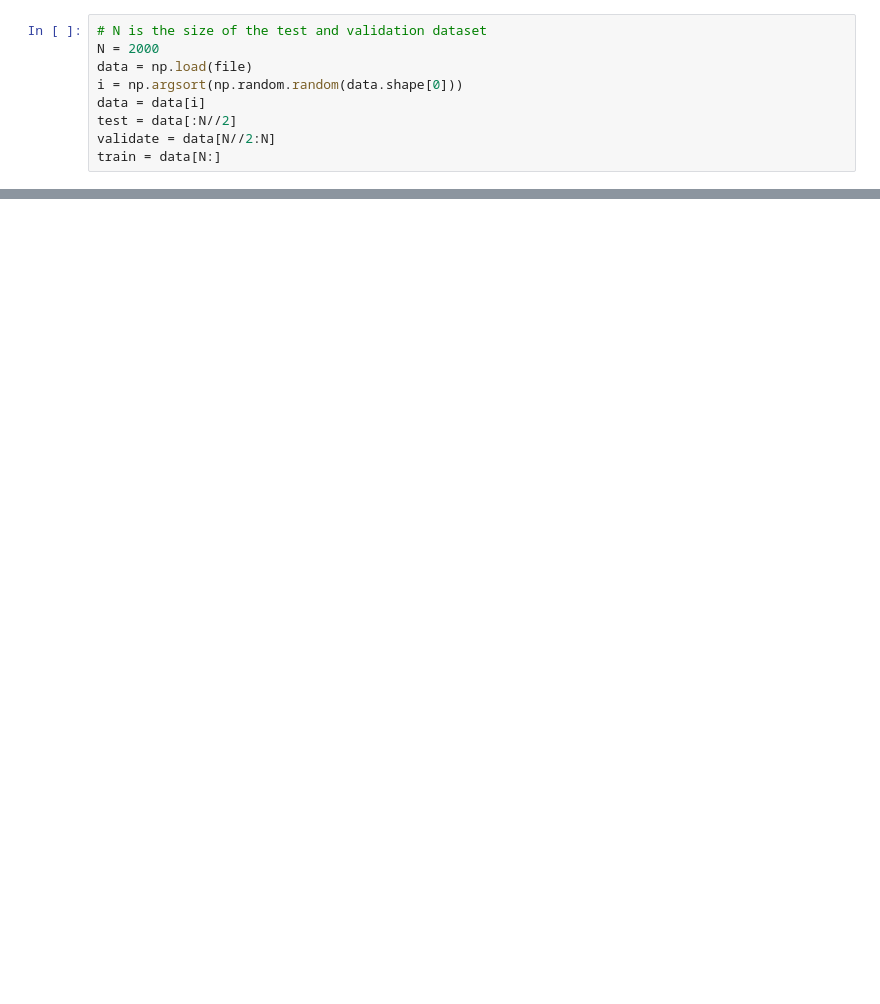
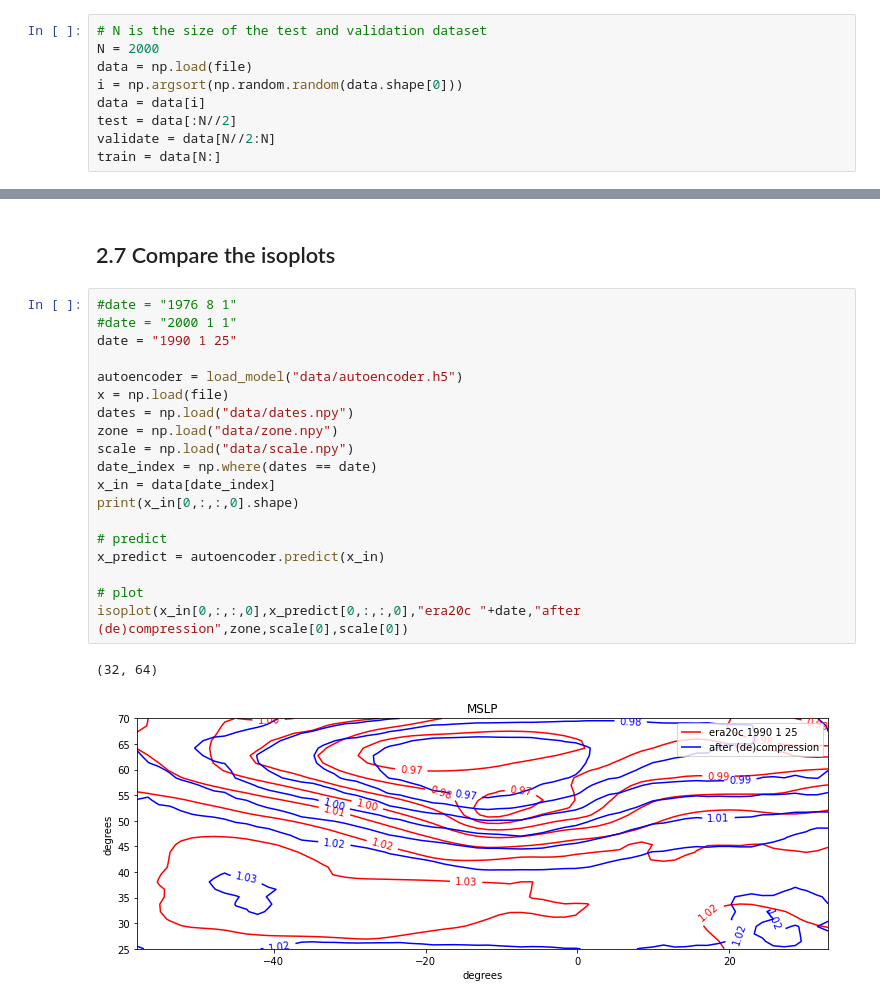
Before and after one commit to gdepaepe/autoencoder, a Jupyter notebook: 2_train_autoencoder.ipynb, the cells around one changed output, grey strips where cells are left out. Cells and saved outputs as stored; diff of their text form; blank space fills up the shorter version.

```diff
--- a/2_train_autoencoder.ipynb
+++ b/2_train_autoencoder.ipynb
@@ -129,0 +125,24 @@ KeyboardInterrupt:
+# %% [markdown]
+## 2.7 Compare the isoplots
+# %%
+#date = "1976 8 1"
+#date = "2000 1 1"
+date = "1990 1 25"
+
+autoencoder = load_model("data/autoencoder.h5")
+x = np.load(file)
+dates = np.load("data/dates.npy")
+zone = np.load("data/zone.npy")
+scale = np.load("data/scale.npy")
+date_index = np.where(dates == date)
+x_in = data[date_index]
+print(x_in[0,:,:,0].shape)
+
+# predict
+x_predict = autoencoder.predict(x_in)
+
+# plot
+isoplot(x_in[0,:,:,0],x_predict[0,:,:,0],"era20c "+date,"after (de)compression",zone,scale[0],scale[0])
+# %% [output]
+(32, 64)
+[figure, added]
```
Also changed, not shown: parts of 15 cells of this notebook.
